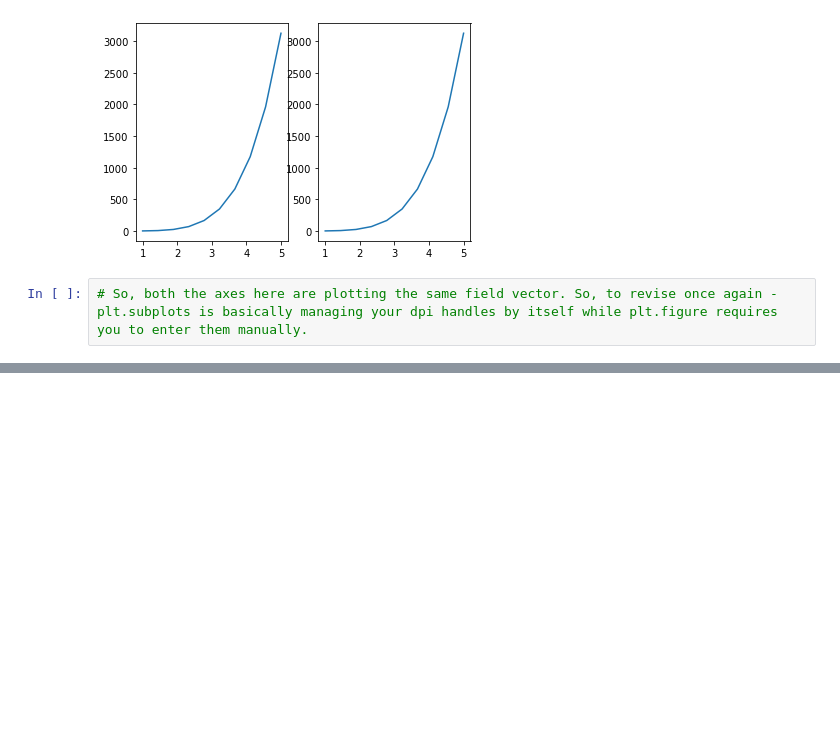
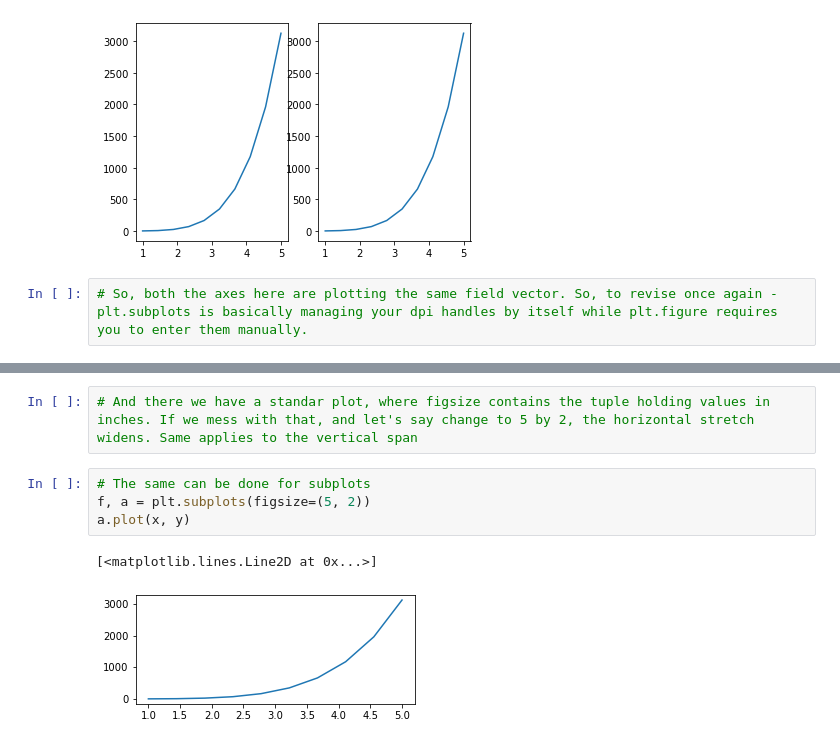
Before and after one commit to probe2k/webinar-2.0, a Jupyter notebook: crashcourse.ipynb, the cells around one changed output, grey strips where cells are left out. Cells and saved outputs as stored; diff of their text form; blank space fills up the shorter version.

```diff
--- a/crashcourse.ipynb
+++ b/crashcourse.ipynb
@@ -1136,0 +1163,9 @@ for axes in a:
+# %%
+# And there we have a standar plot, where figsize contains the tuple holding values in inches. If we mess with that, and let's say change to 5 by 2, the horizontal stretch widens. Same applies to the vertical span
+# %%
+# The same can be done for subplots
+f, a = plt.subplots(figsize=(5, 2))
+a.plot(x, y)
+# %% [output]
+[<matplotlib.lines.Line2D at 0x...>]
+[figure, added]
```
Also changed, not shown: parts of 5 cells of this notebook.
